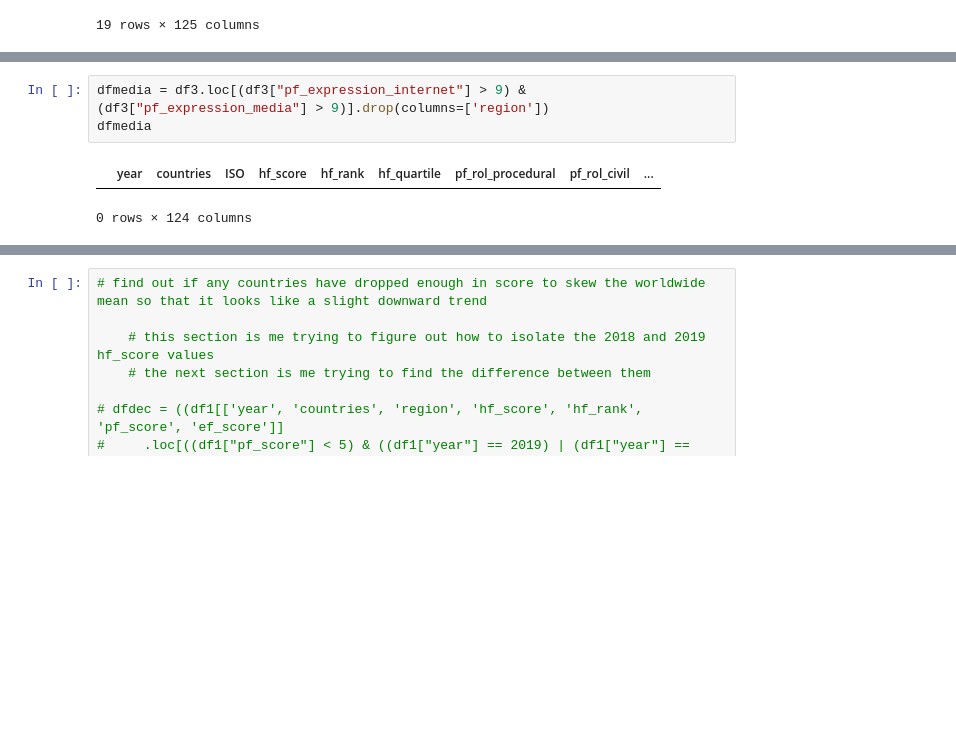
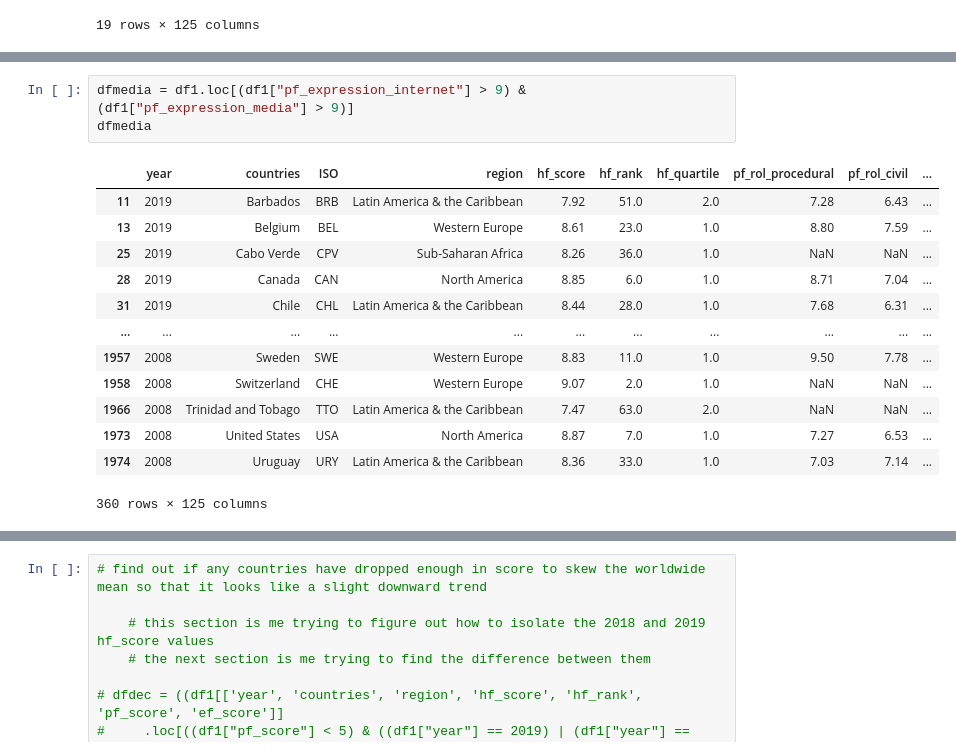
Before and after one commit to NJB7/HumanFreedomIndexProject, a Jupyter notebook: HFIProject.ipynb, the cells around one changed output, grey strips where cells are left out. Drawn from its saved outputs; the diff is of its cells as text; blank space fills up the shorter version.

```diff
--- a/HFIProject.ipynb
+++ b/HFIProject.ipynb
@@ -181,11 +216,22 @@ dfscores
 | 2019 | 7.123515 | 6.931091 | 7.259636 |
 | 2016 | 7.122469 | 6.885062 | 7.252788 |
 # %%
-dfmedia = df3.loc[(df3["pf_expression_internet"] > 9) & (df3["pf_expression_media"] > 9)].drop(columns=['region'])
+dfmedia = df1.loc[(df1["pf_expression_internet"] > 9) & (df1["pf_expression_media"] > 9)]
 dfmedia
 # %% [output]
-|  | year | countries | ISO | hf_score | hf_rank | hf_quartile | pf_rol_procedural | pf_rol_civil | ... |
+|  | year | countries | ISO | region | hf_score | hf_rank | hf_quartile | pf_rol_procedural | pf_rol_civil | ... |
+| 11 | 2019 | Barbados | BRB | Latin America & the Caribbean | 7.92 | 51.0 | 2.0 | 7.28 | 6.43 | ... |
+| 13 | 2019 | Belgium | BEL | Western Europe | 8.61 | 23.0 | 1.0 | 8.80 | 7.59 | ... |
+| 25 | 2019 | Cabo Verde | CPV | Sub-Saharan Africa | 8.26 | 36.0 | 1.0 | NaN | NaN | ... |
+| 28 | 2019 | Canada | CAN | North America | 8.85 | 6.0 | 1.0 | 8.71 | 7.04 | ... |
+| 31 | 2019 | Chile | CHL | Latin America & the Caribbean | 8.44 | 28.0 | 1.0 | 7.68 | 6.31 | ... |
+| ... | ... | ... | ... | ... | ... | ... | ... | ... | ... | ... |
+| 1957 | 2008 | Sweden | SWE | Western Europe | 8.83 | 11.0 | 1.0 | 9.50 | 7.78 | ... |
+| 1958 | 2008 | Switzerland | CHE | Western Europe | 9.07 | 2.0 | 1.0 | NaN | NaN | ... |
+| 1966 | 2008 | Trinidad and Tobago | TTO | Latin America & the Caribbean | 7.47 | 63.0 | 2.0 | NaN | NaN | ... |
+| 1973 | 2008 | United States | USA | North America | 8.87 | 7.0 | 1.0 | 7.27 | 6.53 | ... |
+| 1974 | 2008 | Uruguay | URY | Latin America & the Caribbean | 8.36 | 33.0 | 1.0 | 7.03 | 7.14 | ... |
-0 rows × 124 columns
+360 rows × 125 columns
 # %%
 dfmedia[dfmedia.columns[0:5]].dropna()
 # %% [output]
```
Also changed, not shown: parts of 18 cells of this notebook, 2 other files.
